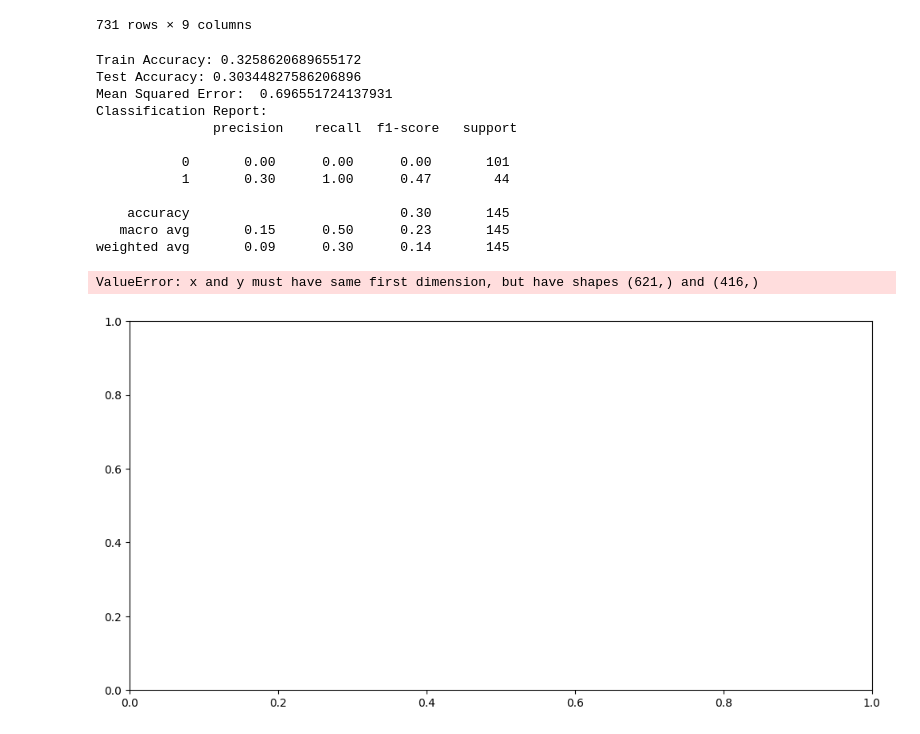
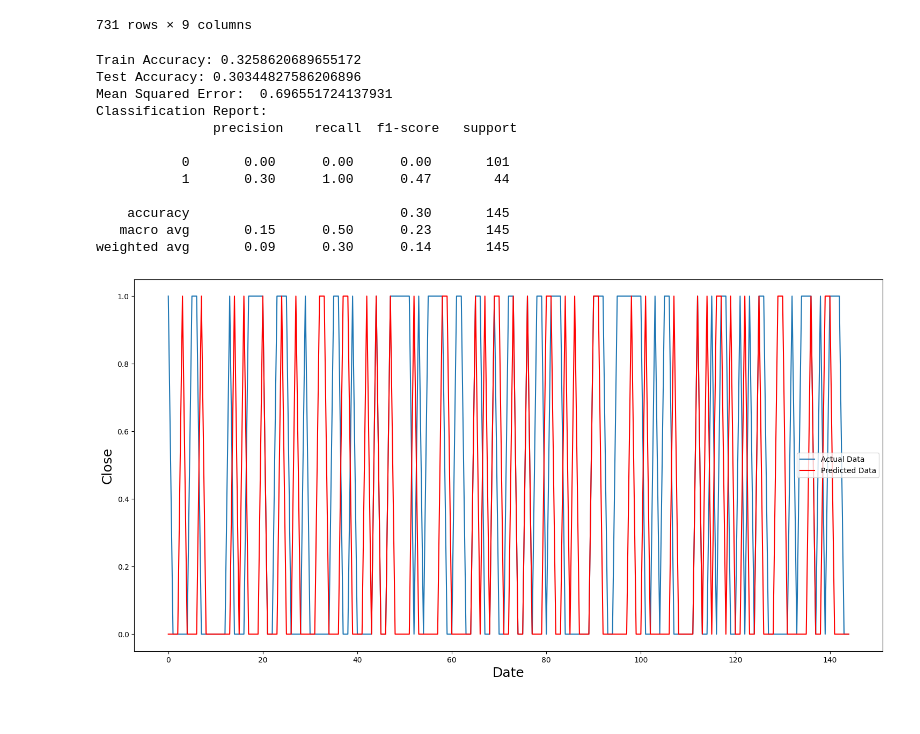
Before and after one commit to code4ry/FinRL-RegressionModels, a Jupyter notebook: Learning Models/Logistic Regression/logisticRegression/logisticModel.ipynb, the cells around one changed output. Cells and saved outputs as stored; diff of their text form; code cells hidden in the pictures.

Commit message:
Visualized results of model testing
I created a visual graph of the predicted movement of the S&P versus the actual movement of the S&P

```diff
--- a/Learning Models/Logistic Regression/logisticRegression/logisticModel.ipynb
+++ b/Learning Models/Logistic Regression/logisticRegression/logisticModel.ipynb
@@ -141,7 +141,7 @@ sp_Y = sp_df['Target']
 
 # Splitting the data into training and testing sets
 train_size = int(len(df) * 0.8)  # 80% for training
-X_train, X_test, y_train, y_test = train_test_split(x, y, test_size=0.2, shuffle=False)
+X_train, X_test, y_train, y_test = train_test_split(x, y, train_size=0.8, shuffle=False)
 spX_train, spX_test, spY_train, spY_test = train_test_split(sp_X, sp_Y, test_size=0.2, shuffle=False)
 
 # Creating and training a logistic regression model
@@ -155,38 +155,38 @@ spY_test_pred = model.predict(spX_test)
 # Evaluating the model performance
 train_accuracy = accuracy_score(spY_train, spY_train_pred)
 print("Train Accuracy:", train_accuracy)
 
 test_accuracy = accuracy_score(spY_test, spY_test_pred)
 print ("Test Accuracy:", test_accuracy)
 
 # Evaluating mean squared error
 mse = mean_squared_error(spY_test, spY_test_pred)
 print ("Mean Squared Error: ", mse)
 
 # Displaying classification report
 print("Classification Report:\n", classification_report(spY_test, spY_test_pred))
 
 # Visualizing the predictions
-plt.figure(figsize=(12, 6))
-plt.plot(sp_df.index[:-len(spY_test)], y[:-len(spY_test)], label='Actual Movement', color='blue')
-plt.plot(sp_df.index[-len(spY_test):], spY_test_pred, label='Predicted Movement', color='red')
-plt.title('Stock Market Time Series - Logistic Regression Predictions')
-plt.xlabel('Date')
-plt.ylabel('Price Movement (1: Up, 0: Down)')
+plt.figure(figsize=(18, 9))
+plt.plot(range(len(spY_test)), stock_data["Target"][:len(spY_test)], label='Actual Data')
+plt.plot(range(len(spY_test)), spY_test, color='red', label='Predicted Data')
+
+# plt.xticks(range(0, len(spY_test), 500), stock_data['Date'].loc[::500], rotation=45)
+plt.xlabel('Date', fontsize=18)
+plt.ylabel('Close', fontsize=18)
 plt.legend()
 plt.show()
 # %% [output]
 Train Accuracy: 0.3258620689655172
 Test Accuracy: 0.30344827586206896
 Mean Squared Error:  0.696551724137931
 Classification Report:
                precision    recall  f1-score   support
 
            0       0.00      0.00      0.00       101
            1       0.30      1.00      0.47        44
 
     accuracy                           0.30       145
    macro avg       0.15      0.50      0.23       145
 weighted avg       0.09      0.30      0.14       145
-ValueError: x and y must have same first dimension, but have shapes (621,) and (416,)
-[figure, old version]
+[figure, new version]
```
Also changed, not shown: 1 other file.
